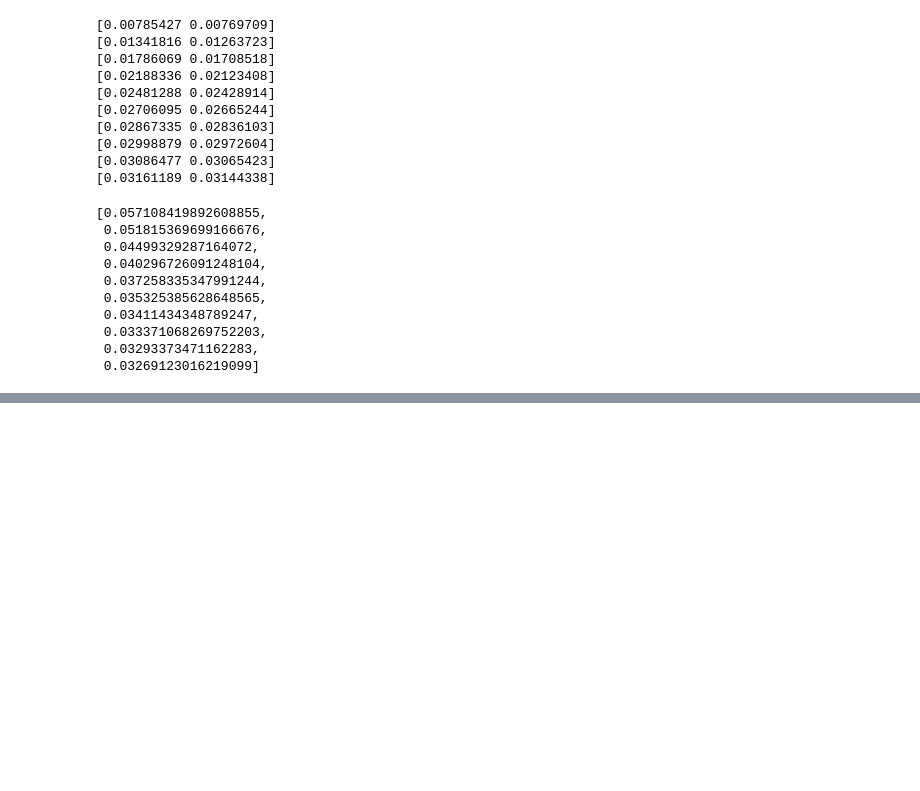
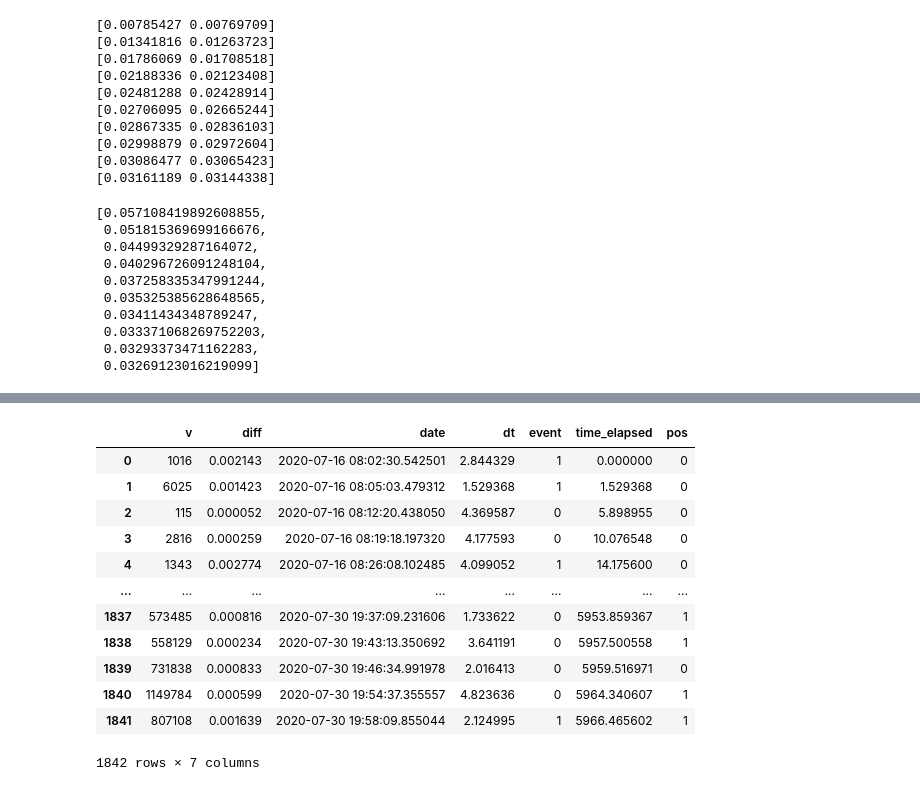
Before and after one commit to irrationomical/OOTM-Option-Pricing-with-Power-Laws-and-News, a Jupyter notebook: HawkesProcess.ipynb, the cells around one changed output, grey strips where cells are left out. Cells and saved outputs as stored; diff of their text form; code cells hidden in the pictures; blank space fills up the shorter version.

```diff
--- a/HawkesProcess.ipynb
+++ b/HawkesProcess.ipynb
@@ -1128,0 +1189,6 @@ plot_point_process(timestamps, n_points=50000, t_min=10, max_jumps=30, ax=ax)
+# %%
+# import the earnigns data
+from os import listdir
+import re
+files = listdir('./earnings_data/')
+f_names = [name for name in files if re.search('AAPL', name)]
@@ -1128,0 +1214,34 @@ plot_point_process(timestamps, n_points=50000, t_min=10, max_jumps=30, ax=ax)
+# %%
+# for one stock, read in earnings file and estimate parameters
+f = f_names[0]
+path = './earnings_data/' + f
+X = pd.read_csv(path)
+X = X.drop(columns = 'Unnamed: 0')
+X['date'] = X['date'].apply(lambda d: datetime.strptime(d, '%Y-%m-%d %H:%M:%S.%f'))
+
+date_string = f.split("_")[1].split(".")[0]
+date_dt = datetime.strptime(date_string, '%Y-%m-%d')
+ticker = f.split("_")[0]
+
+hour = earnings.loc[(earnings['date']==date_string) & (earnings['symbol']==ticker), 'hour'][0]
+first_day_released = (date_dt + timedelta(days=1)) if (hour == 'amc') else date_dt # during market hours would be different
+
+# get slices for before and after earnings
+X_before = X.loc[X['date'] < first_day_released]
+X_after = X.loc[X['date'] >= first_day_released]
+# %%
+X_before
+# %% [output]
+|  | v | diff | date | dt | event | time_elapsed | pos |
+| 0 | 1016 | 0.002143 | 2020-07-16 08:02:30.542501 | 2.844329 | 1 | 0.000000 | 0 |
+| 1 | 6025 | 0.001423 | 2020-07-16 08:05:03.479312 | 1.529368 | 1 | 1.529368 | 0 |
+| 2 | 115 | 0.000052 | 2020-07-16 08:12:20.438050 | 4.369587 | 0 | 5.898955 | 0 |
+| 3 | 2816 | 0.000259 | 2020-07-16 08:19:18.197320 | 4.177593 | 0 | 10.076548 | 0 |
+| 4 | 1343 | 0.002774 | 2020-07-16 08:26:08.102485 | 4.099052 | 1 | 14.175600 | 0 |
+| ... | ... | ... | ... | ... | ... | ... | ... |
+| 1837 | 573485 | 0.000816 | 2020-07-30 19:37:09.231606 | 1.733622 | 0 | 5953.859367 | 1 |
+| 1838 | 558129 | 0.000234 | 2020-07-30 19:43:13.350692 | 3.641191 | 0 | 5957.500558 | 1 |
+| 1839 | 731838 | 0.000833 | 2020-07-30 19:46:34.991978 | 2.016413 | 0 | 5959.516971 | 0 |
+| 1840 | 1149784 | 0.000599 | 2020-07-30 19:54:37.355557 | 4.823636 | 0 | 5964.340607 | 1 |
+| 1841 | 807108 | 0.001639 | 2020-07-30 19:58:09.855044 | 2.124995 | 1 | 5966.465602 | 1 |
+1842 rows × 7 columns
```
Also changed, not shown: parts of 44 cells of this notebook.
